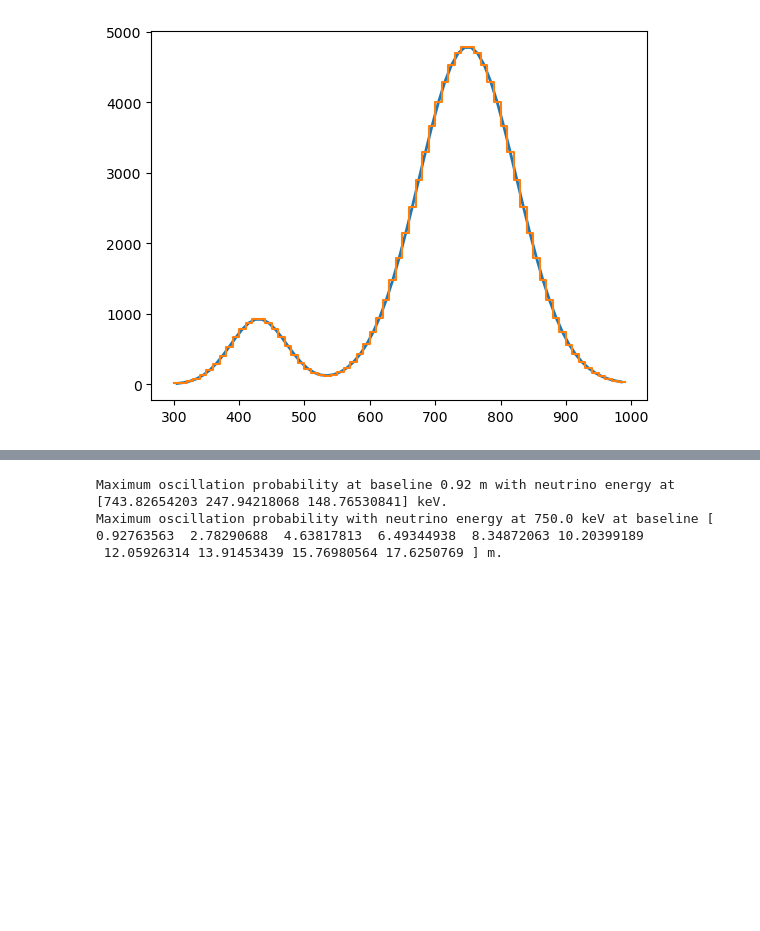
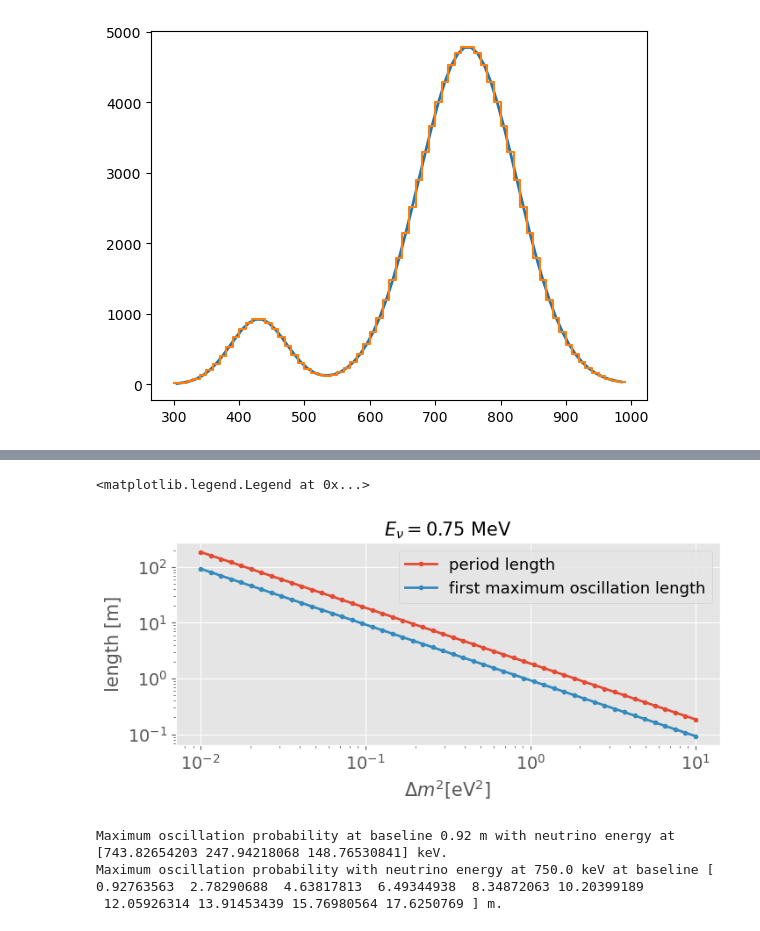
Before and after one commit to YMTheory/sensitivity, a Jupyter notebook: notebooks/test_oscillation.ipynb, the cells around one changed output, grey strips where cells are left out. Drawn from its saved outputs; the diff is of its cells as text; code cells hidden in the pictures; blank space fills up the shorter version.

```diff
--- a/notebooks/test_oscillation.ipynb
+++ b/notebooks/test_oscillation.ipynb
@@ -50,3 +52,22 @@ for dm2 in [0.1, 0.5, 1, 2, 5]:
+# %%
+plt.style.use('ggplot')
+
+dm2 = np.logspace(-2, 1, 50)
+Losc = oscillation_length(dm2, 0.75)
+fig, ax = plt.subplots(figsize=(8, 3))
+ax.plot(dm2, Losc, 'o-', ms=3, lw=2, label='period length')
+ax.plot(dm2, Losc/2., 'o-', ms=3, lw=2, label='first maximum oscillation length')
+ax.semilogx()
+ax.semilogy()
+ax.grid(True)
+ax.set_xlabel(r'$\Delta m^2 [\mathrm{eV}^2]$', fontsize=15)
+ax.set_ylabel(r'length [m]', fontsize=15)
+ax.tick_params(labelsize=14)
+ax.set_title(r'$E_\nu = 0.75 $ MeV', fontsize=15)
+ax.legend(fontsize=13)
+# %% [output]
+<matplotlib.legend.Legend at 0x...>
+[figure, added]
 # %%
 # check oscillation formula:
 dm2 = 1 # unit: eV
```
Also changed, not shown: parts of 4 cells of this notebook, 10 other files.
